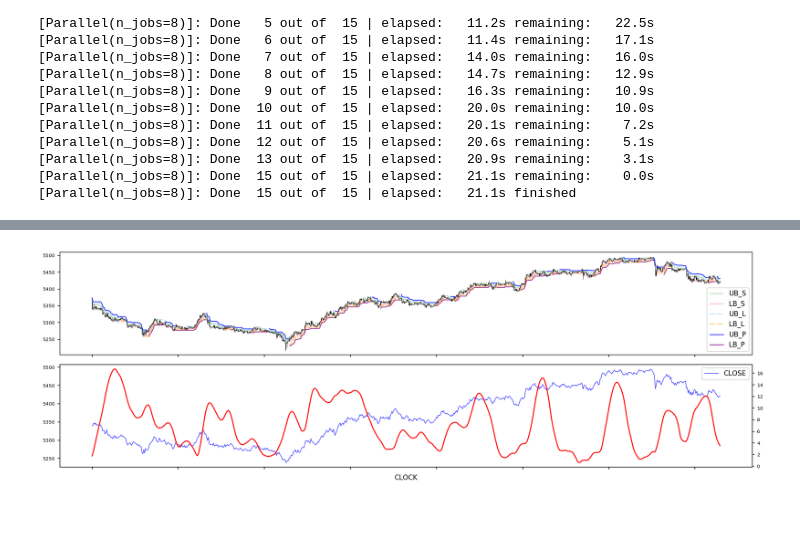
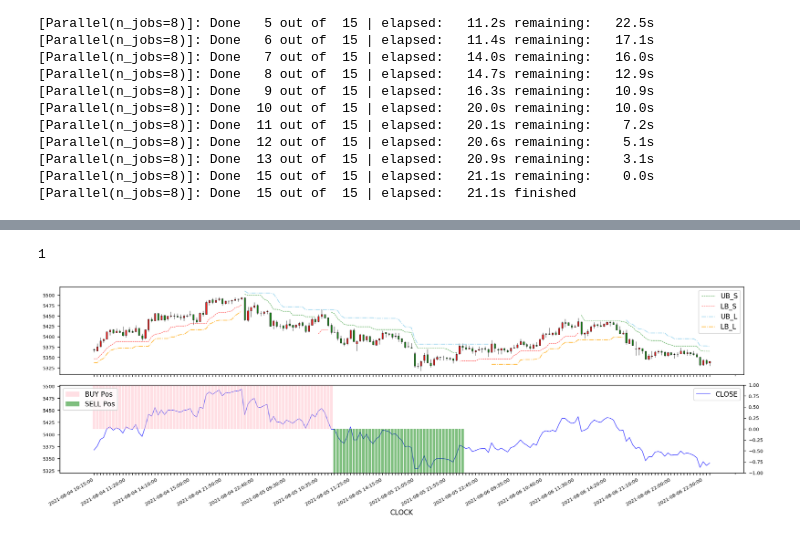
Before and after one commit to RichardS0268/CTA_Trend, a Jupyter notebook: F_Analysis.ipynb, the cells around one changed output, grey strips where cells are left out. Drawn from its saved outputs; the diff is of its cells as text; code cells hidden in the pictures.

```diff
--- a/F_Analysis.ipynb
+++ b/F_Analysis.ipynb
@@ -62,3 +45,10 @@ F_data['rb'] = COM
+# %%
+F_data=  {}
+## Positions
+for com in tqdm(_D.commodities.keys(), desc='loading data'):
+    ddf = pd.read_csv(f'output/features/{_C.VERSION}/{com}_features.csv')
+    ddf = ddf.set_index('CLOCK', drop=False)
+    F_data[com] = ddf
 # %%
 # F_data=  {}
 # tasks = []
@@ -92,6 +82,7 @@ F_data['rb'] = COM
 def plot_all(scom, t_start, t_end):
     stmp = F_data[scom][t_start:t_end].copy(deep=True)
 
+    stmp['signal'] = stmp['position']/np.abs(stmp['position'])
     fig, axes = plt.subplots(nrows=2, ncols=1, figsize=(15, 5), dpi=150, sharex=True)
     axes[0].tick_params(labelsize=7)
     axes[1].tick_params(labelsize=7)
@@ -127,8 +118,8 @@ def plot_all(scom, t_start, t_end):
     stmp['UB_L'].plot(ax=axes[0], color='skyblue', linestyle='-.', alpha=0.8, linewidth=1.)
     stmp['LB_L'].plot(ax=axes[0], color='orange', linestyle='-.', alpha=0.8, linewidth=1.)
 
-    stmp['UB_P'].plot(ax=axes[0], color='blue', linestyle='-', alpha=0.8, linewidth=1.2)
-    stmp['LB_P'].plot(ax=axes[0], color='purple', linestyle='-', alpha=0.8, linewidth=1.2)
+    # stmp['UB_P'].plot(ax=axes[0], color='blue', linestyle='-', alpha=0.8, linewidth=1.2)
+    # stmp['LB_P'].plot(ax=axes[0], color='purple', linestyle='-', alpha=0.8, linewidth=1.2)
 
     axes[0].legend()
 
@@ -136,19 +127,17 @@ def plot_all(scom, t_start, t_end):
     stmp['CLOSE'].plot(ax=axes[1], color='b', alpha=0.8, linewidth=0.8)
     ax_twin = axes[1].twinx()
     ax_twin.tick_params(labelsize=7)
-    # ax_twin.set_ylim(-1,1)
+    ax_twin.set_ylim(-1,1)
     axes[1].legend(loc='upper right')
 
-    stmp['FLUCT'].plot(ax=ax_twin, color='r')
-    # # BUY_POS = stmp.loc
-    # BUY_POS = stmp.copy(deep=True)
-    # BUY_POS['signal'].loc[BUY_POS['signal']!=1]=0
-    # plt.bar(BUY_POS.index.to_list(), BUY_POS['signal'], color='pink', alpha=0.5, label='BUY Pos')
+    BUY_POS = stmp.copy(deep=True)
+    BUY_POS['signal'].loc[BUY_POS['signal']!=1]=0
+    plt.bar(BUY_POS.index.to_list(), BUY_POS['signal'], color='pink', alpha=0.5, label='BUY Pos')
 
-    # SELL_POS = stmp.copy(deep=True)
-    # SELL_POS['signal'].loc[SELL_POS['signal']!=-1]=0
-    # plt.bar(SELL_POS.index.to_list(), SELL_POS['signal'], color='green', alpha=0.5, label='SELL Pos')
-    # ax_twin.legend(loc='upper left')
+    SELL_POS = stmp.copy(deep=True)
+    SELL_POS['signal'].loc[SELL_POS['signal']!=-1]=0
+    plt.bar(SELL_POS.index.to_list(), SELL_POS['signal'], color='green', alpha=0.5, label='SELL Pos')
+    ax_twin.legend(loc='upper left')
 
     x_ticks = []
     for i in range(stmp.shape[0]):
@@ -265,4 +213,11 @@ COM.loc[(COM['STD_S']==1) & (COM['STD_L_Fork']==1) & (COM['STD_P']==-1)].loc['20
+# %%
+if tmp_com['CLOCK'].loc['2021-08-04 10:10:00':].loc[tmp_com['STD_L']==-1].shape[0]:
+    print('1')
+else:
+    print('2')
+# %% [output]
+1
 # %%
-plot_all('rb', '2021-08-03 09:01:00', '2021-08-05 09:40:00')
+plot_all('rb', '2021-08-04 10:10:00	', '2021-08-07 10:10:00	')
 # %% [output]
-[figure, old version]
+[figure, new version]
```
Also changed, not shown: parts of 27 cells of this notebook, 7 other files.
